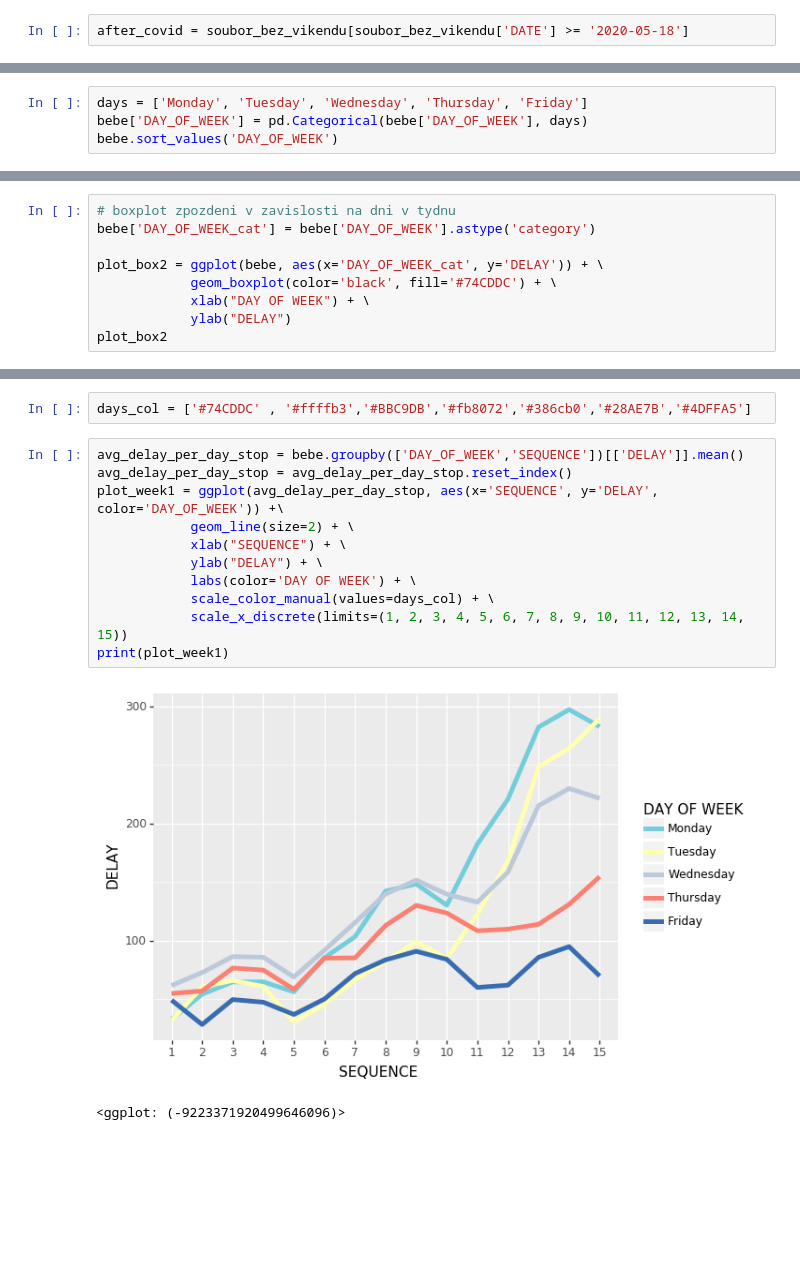
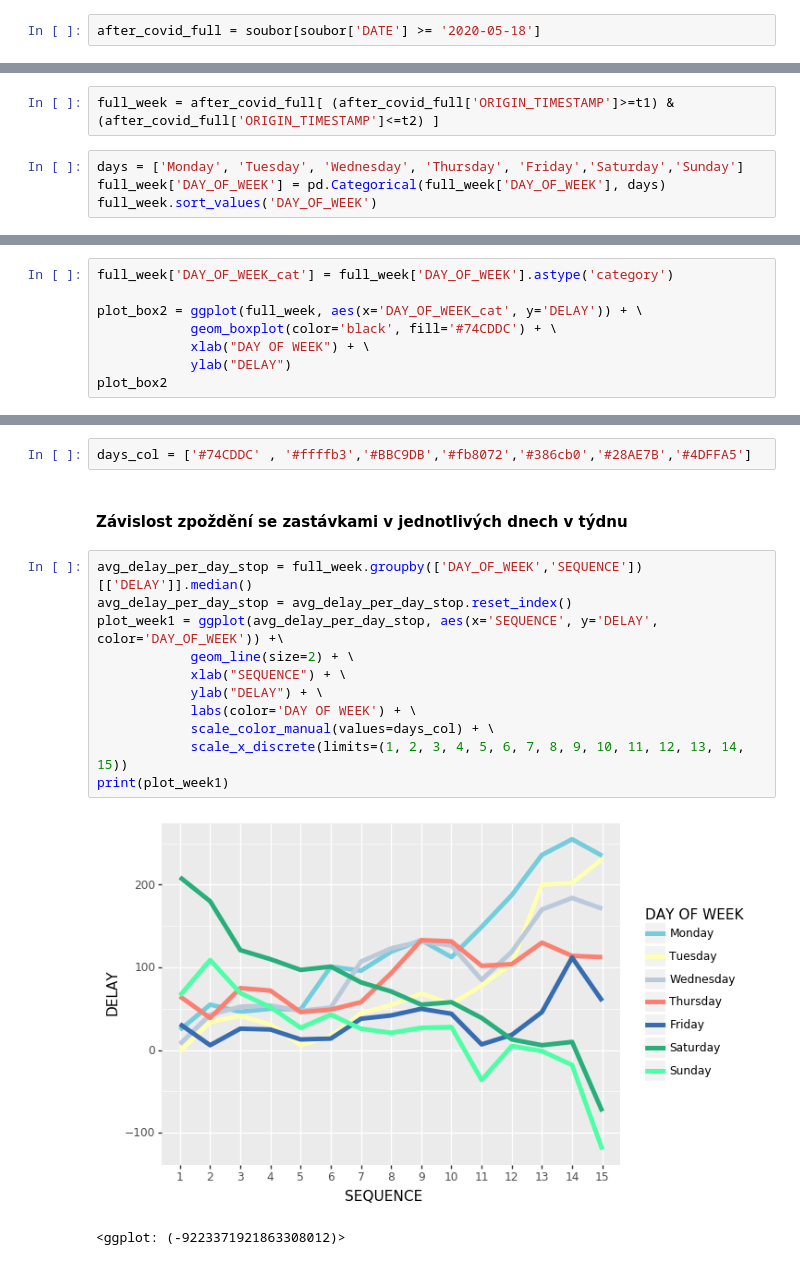
Before and after one commit to hrubajan/da_projekt_gol, a Jupyter notebook: graf_STAT.ipynb, the cells around one changed output, grey strips where cells are left out. Drawn from its saved outputs; the diff is of its cells as text; blank space fills up the shorter version.

```diff
--- a/graf_STAT.ipynb
+++ b/graf_STAT.ipynb
@@ -66,3 +92,3 @@ len(inside_covid['UNICORN'].unique())
 # %%
-after_covid = soubor_bez_vikendu[soubor_bez_vikendu['DATE'] >= '2020-05-18']
+after_covid_full = soubor[soubor['DATE'] >= '2020-05-18']
 # %%
@@ -258,6 +306,8 @@ Name: DIFF_DELAY, dtype: float64
+# %%
+full_week = after_covid_full[ (after_covid_full['ORIGIN_TIMESTAMP']>=t1) & (after_covid_full['ORIGIN_TIMESTAMP']<=t2) ]
 # %%
-days = ['Monday', 'Tuesday', 'Wednesday', 'Thursday', 'Friday']
-bebe['DAY_OF_WEEK'] = pd.Categorical(bebe['DAY_OF_WEEK'], days)
-bebe.sort_values('DAY_OF_WEEK')
+days = ['Monday', 'Tuesday', 'Wednesday', 'Thursday', 'Friday','Saturday','Sunday']
+full_week['DAY_OF_WEEK'] = pd.Categorical(full_week['DAY_OF_WEEK'], days)
+full_week.sort_values('DAY_OF_WEEK')
 # %% [output]
 |  | TRIP_ID | ROUTE | DAY_OF_WEEK | DATE | UNICORN | START_TIME | HEADSIGN | STOP_ID | STOP_SEQUENCE | ... |
@@ -276,8 +328,7 @@ bebe.sort_values('DAY_OF_WEEK')
 # %%
-# boxplot zpozdeni v zavislosti na dni v tydnu
-bebe['DAY_OF_WEEK_cat'] = bebe['DAY_OF_WEEK'].astype('category')
+full_week['DAY_OF_WEEK_cat'] = full_week['DAY_OF_WEEK'].astype('category')
 
-plot_box2 = ggplot(bebe, aes(x='DAY_OF_WEEK_cat', y='DELAY')) + \
+plot_box2 = ggplot(full_week, aes(x='DAY_OF_WEEK_cat', y='DELAY')) + \
             geom_boxplot(color='black', fill='#74CDDC') + \
             xlab("DAY OF WEEK") + \
             ylab("DELAY")
@@ -288,16 +339,18 @@ plot_box2
 # %%
 days_col = ['#74CDDC' , '#ffffb3','#BBC9DB','#fb8072','#386cb0','#28AE7B','#4DFFA5']
+# %% [markdown]
+#### Závislost zpoždění se zastávkami v jednotlivých dnech v týdnu
 # %%
-avg_delay_per_day_stop = bebe.groupby(['DAY_OF_WEEK','SEQUENCE'])[['DELAY']].mean()
+avg_delay_per_day_stop = full_week.groupby(['DAY_OF_WEEK','SEQUENCE'])[['DELAY']].median()
 avg_delay_per_day_stop = avg_delay_per_day_stop.reset_index()
 plot_week1 = ggplot(avg_delay_per_day_stop, aes(x='SEQUENCE', y='DELAY', color='DAY_OF_WEEK')) +\
             geom_line(size=2) + \
             xlab("SEQUENCE") + \
             ylab("DELAY") + \
             labs(color='DAY OF WEEK') + \
             scale_color_manual(values=days_col) + \
             scale_x_discrete(limits=(1, 2, 3, 4, 5, 6, 7, 8, 9, 10, 11, 12, 13, 14, 15))
 print(plot_week1)
 # %% [output]
-[figure, old version]
+[figure, new version]
-<ggplot: (-9223371920499646096)>
+<ggplot: (-9223371921863308012)>
```
Also changed, not shown: parts of 105 cells of this notebook, 5 other files.
